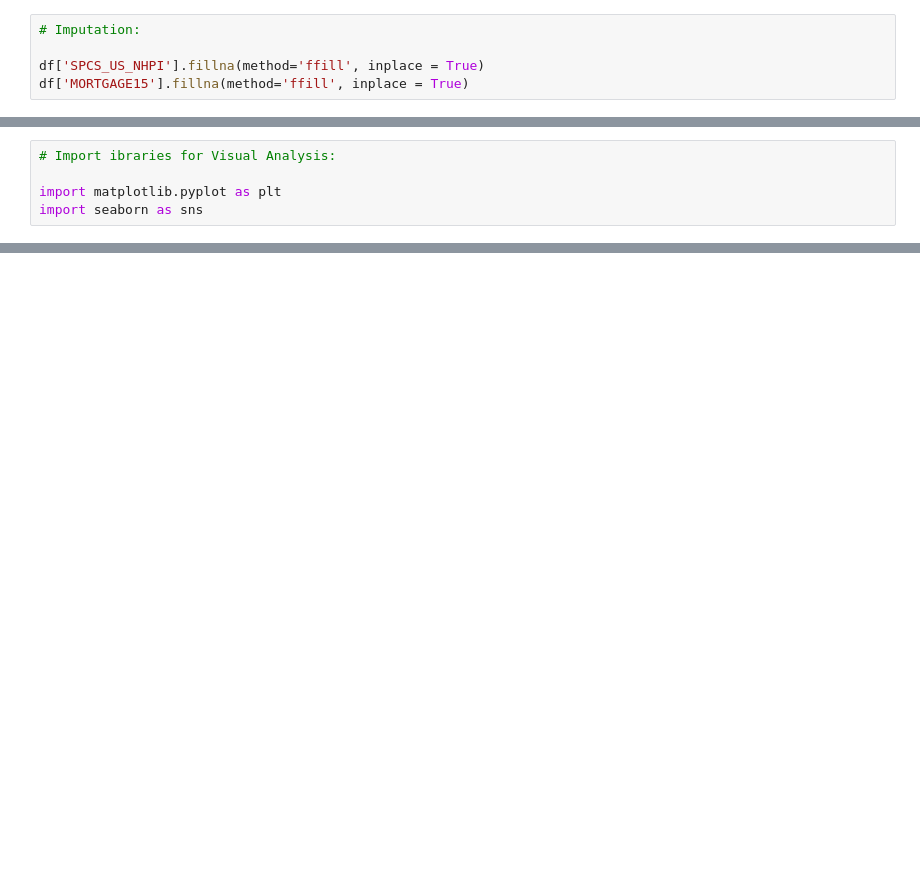
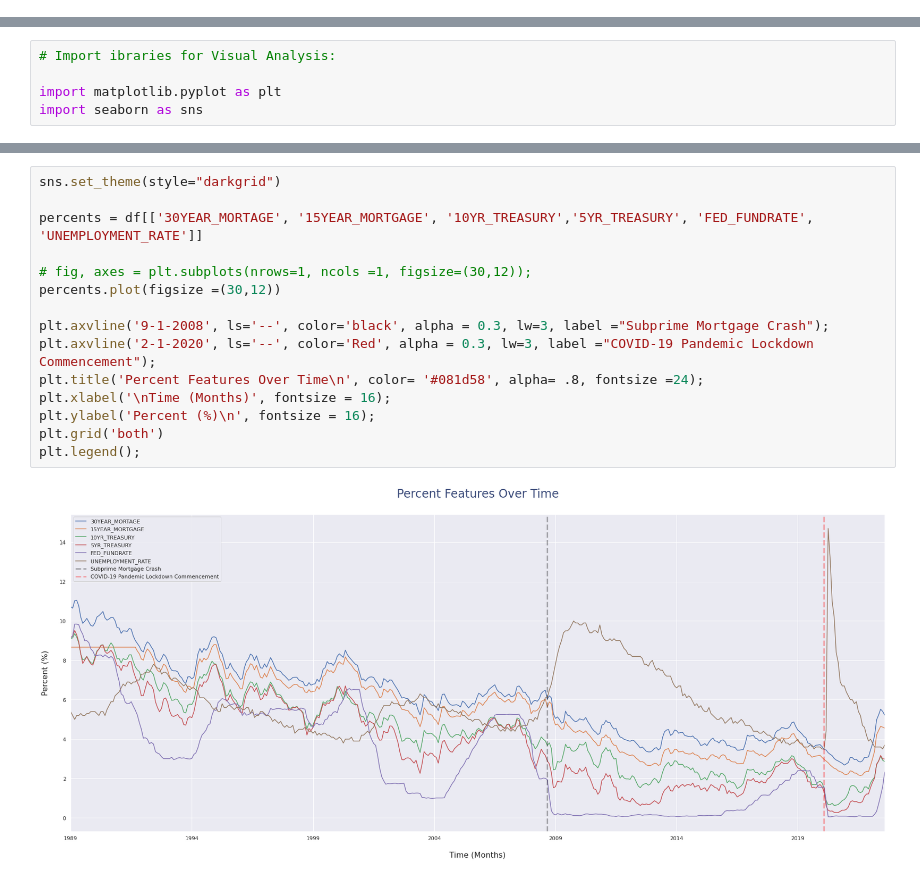
Before and after one commit to starkjones/US-Housing-Forecasting-w-FRED, a Jupyter notebook: US_Housing.ipynb, the cells around one changed output, grey strips where cells are left out. Drawn from its saved outputs; the diff is of its cells as text; blank space fills up the shorter version.

```diff
--- a/US_Housing.ipynb
+++ b/US_Housing.ipynb
@@ -130,6 +105 @@ WTI_COP               0
 dtype: int64
-# %%
-# Imputation:
-
-df['SPCS_US_NHPI'].fillna(method='ffill', inplace = True)
-df['MORTGAGE15'].fillna(method='ffill', inplace = True)
@@ -358,0 +271,17 @@ hm.set_title('Correlation Heatmap\n', fontsize= 24);
+# %%
+sns.set_theme(style="darkgrid")
+
+percents = df[['30YEAR_MORTAGE', '15YEAR_MORTGAGE', '10YR_TREASURY','5YR_TREASURY', 'FED_FUNDRATE', 'UNEMPLOYMENT_RATE']]
+
+# fig, axes = plt.subplots(nrows=1, ncols =1, figsize=(30,12));
+percents.plot(figsize =(30,12))
+
+plt.axvline('9-1-2008', ls='--', color='black', alpha = 0.3, lw=3, label ="Subprime Mortgage Crash");
+plt.axvline('2-1-2020', ls='--', color='Red', alpha = 0.3, lw=3, label ="COVID-19 Pandemic Lockdown Commencement");
+plt.title('Percent Features Over Time\n', color= '#081d58', alpha= .8, fontsize =24);
+plt.xlabel('\nTime (Months)', fontsize = 16);
+plt.ylabel('Percent (%)\n', fontsize = 16);
+plt.grid('both')
+plt.legend();
+# %% [output]
+[figure, added]
```
Also changed, not shown: parts of 24 cells of this notebook.
